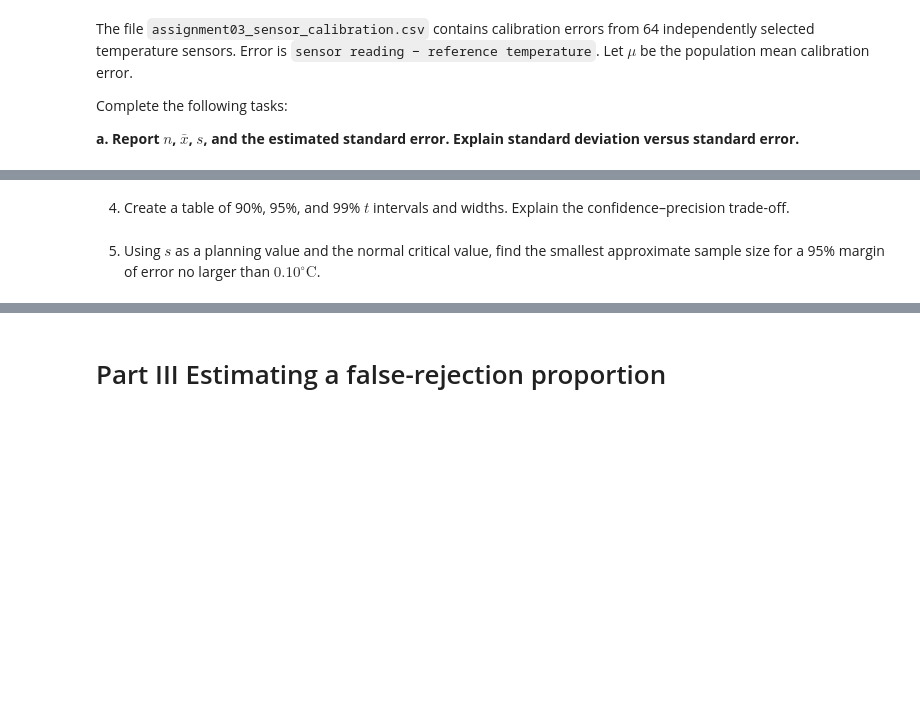
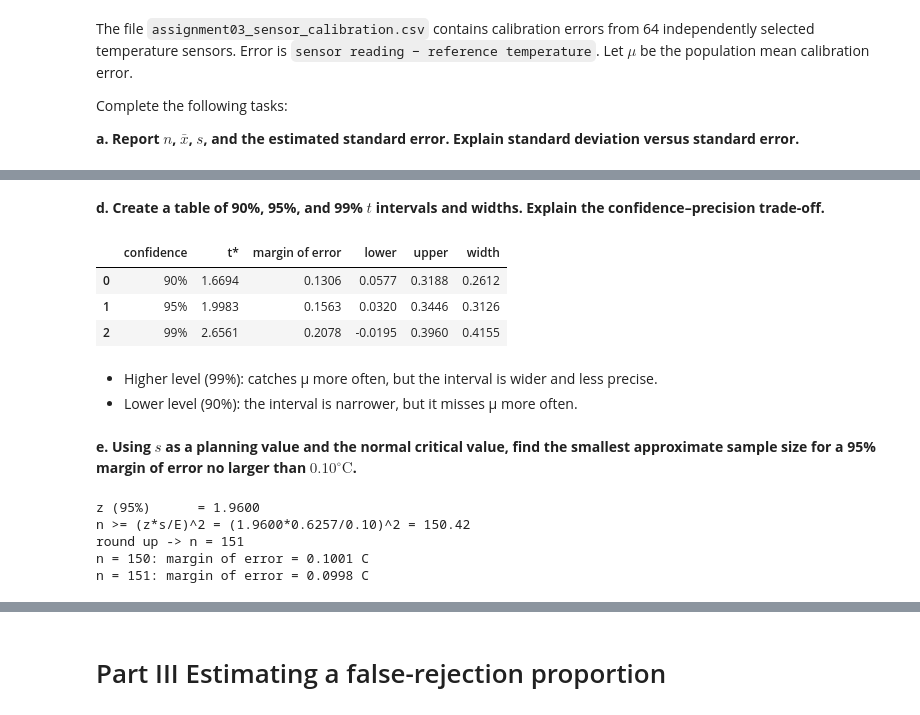
Before and after one commit to sebinko/STA1_26, a Jupyter notebook: Assignment3/assignment_3.ipynb, the cells around one changed output, grey strips where cells are left out. Saved outputs shown, nothing was run; the diff lists cells and outputs as text; code cells hidden in the pictures; blank space fills up the shorter version.

```diff
--- a/Assignment3/assignment_3.ipynb
+++ b/Assignment3/assignment_3.ipynb
@@ -169,5 +231,44 @@ SE     = sd / sqrt(n) = 0.6257 / sqrt(64) = 0.0782
 # %% [markdown]
-4) Create a table of 90%, 95%, and 99% $t$ intervals and widths. Explain the confidence–precision trade-off.
+**d. Create a table of 90%, 95%, and 99% $t$ intervals and widths. Explain the confidence–precision trade-off.**
+# %%
+rows = []
+for c in [0.90, 0.95, 0.99]:
+    tc = t.ppf(1 - (1 - c) / 2, dof)
+    me = tc * se
+    rows.append({
+        "confidence": f"{c:.0%}",
+        "t*": round(tc, 4),
+        "margin of error": round(me, 4),
+        "lower": round(x_bar - me, 4),
+        "upper": round(x_bar + me, 4),
+        "width": round(2 * me, 4),
+    })
+pd.DataFrame(rows)
+# %% [output]
+|  | confidence | t* | margin of error | lower | upper | width |
+| 0 | 90% | 1.6694 | 0.1306 | 0.0577 | 0.3188 | 0.2612 |
+| 1 | 95% | 1.9983 | 0.1563 | 0.0320 | 0.3446 | 0.3126 |
+| 2 | 99% | 2.6561 | 0.2078 | -0.0195 | 0.3960 | 0.4155 |
+# %% [markdown]
+- Higher level (99%): catches μ more often, but the interval is wider and less precise.
+- Lower level (90%): the interval is narrower, but it misses μ more often.
 # %% [markdown]
-5) Using $s$ as a planning value and the normal critical value, find the smallest approximate sample size for a 95% margin of error no larger than $0.10^\circ\mathrm{C}$.
+**e. Using $s$ as a planning value and the normal critical value, find the smallest approximate sample size for a 95% margin of error no larger than $0.10^\circ\mathrm{C}$.**
+# %%
+target_me = 0.10
+z_crit = norm.ppf(0.975)
+n_exact = (z_crit * s / target_me) ** 2
+n_needed = int(np.ceil(n_exact))
+
+print(f"z (95%)      = {z_crit:.4f}")
+print(f"n >= (z*s/E)^2 = ({z_crit:.4f}*{s:.4f}/{target_me:.2f})^2 = {n_exact:.2f}")
+print(f"round up -> n = {n_needed}")
+for m in [n_needed - 1, n_needed]:
+    print(f"n = {m}: margin of error = {z_crit * s / np.sqrt(m):.4f} C")
+# %% [output]
+z (95%)      = 1.9600
+n >= (z*s/E)^2 = (1.9600*0.6257/0.10)^2 = 150.42
+round up -> n = 151
+n = 150: margin of error = 0.1001 C
+n = 151: margin of error = 0.0998 C
 # %% [markdown]
```
Also changed, not shown: parts of 14 cells of this notebook.
